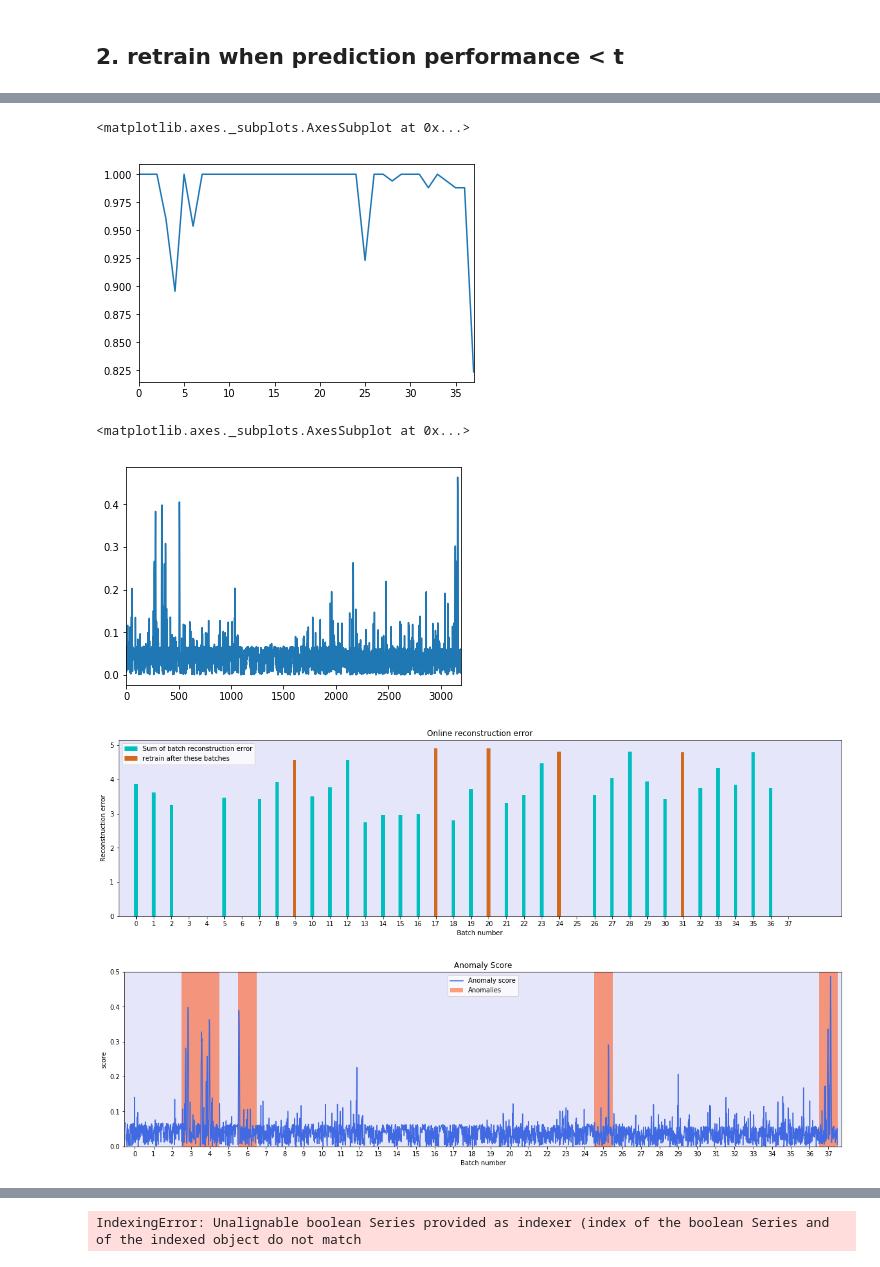
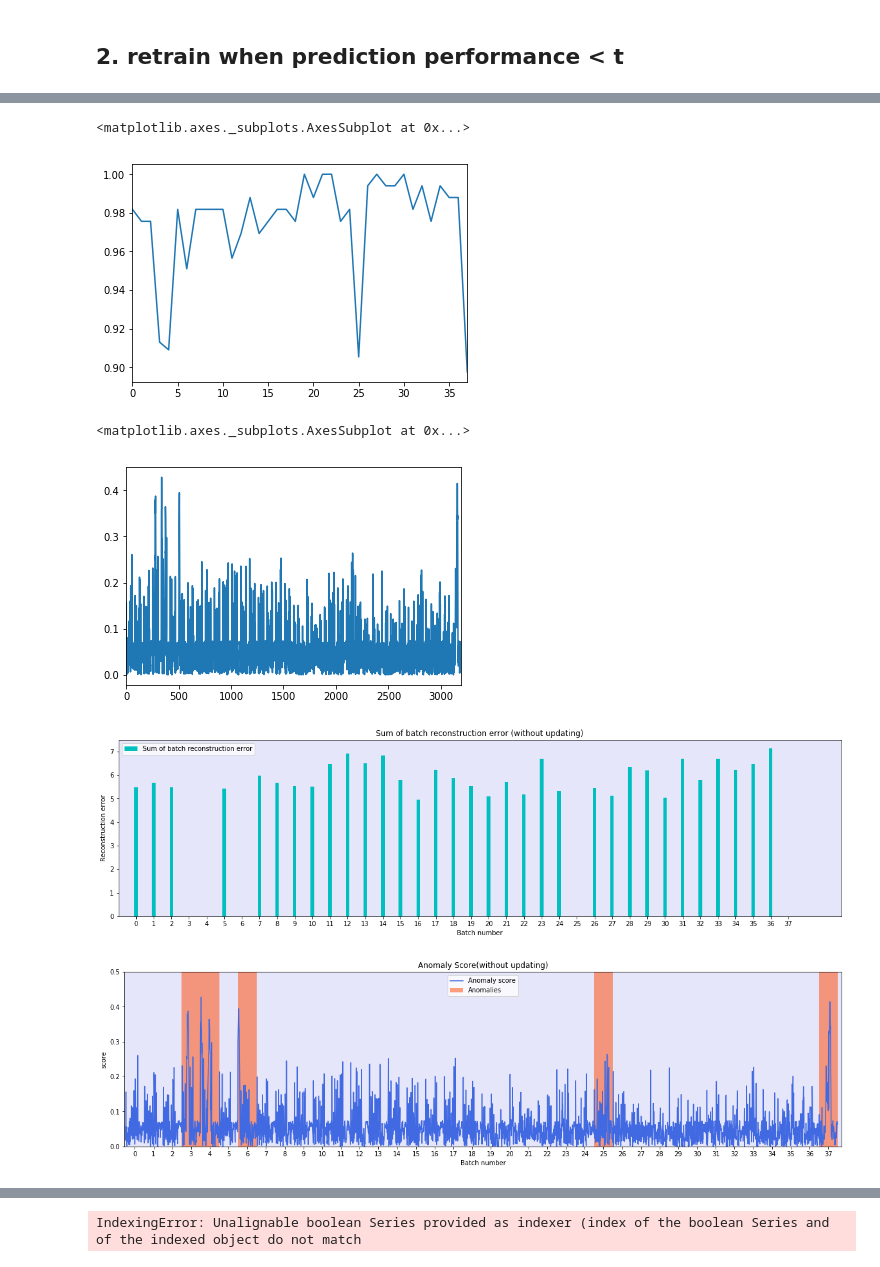
Before and after one commit to binli826/LSTM-Autoencoders, a Jupyter notebook: src/Synthetic example/Synthetic example (Retrain when prediction performance bad).ipynb, the cells around one changed output, grey strips where cells are left out. Saved outputs shown, nothing was run; the diff lists cells and outputs as text; code cells hidden in the pictures.

```diff
--- a/src/Synthetic example/Synthetic example (Retrain when prediction performance bad).ipynb
+++ b/src/Synthetic example/Synthetic example (Retrain when prediction performance bad).ipynb
@@ -68,5 +68,3 @@ print(mu,sigma,threshold)
-# %%
-mu,sigma,threshold = 0.0672788 ,0.0032714, 0.132667
 # %% [markdown]
 # Retrain according to performance
 # %% [markdown]
@@ -179,6 +166,11 @@ for data in test_set_list:
 
     scores = pd.Series(scores)
 
+    error_sum = sum(abs(input_n-output_n).ravel())
+
+    errSumBuffer.append(error_sum)
+
+    '''
     if scores[scores > threshold].size >= 3: # if 3 anomaly point detected within a week, then treat this week as anomaly
         if count in anomaly_batches:
             print("Correct alarm!!!")
@@ -203,7 +195,9 @@ for data in test_set_list:
 
 
     # retrain autoencoder, when sum reconstruction error larger than initial max r.error
+
     error_sum = sum(abs(input_n-output_n).ravel())
+
     errSumBuffer.append(error_sum)
     if error_sum >= err_sum_0+0.5 or count ==0:
         retrainPos.append(count)
@@ -218,4 +212,5 @@ for data in test_set_list:
             print('Retrain-iter %d:' % (i + 1), loss_val)
         loss_overall.append(loss_val)
         pd.Series(loss).plot(title="Loss")
+    '''
 # %% [output]
@@ -265,9 +259,9 @@ plt.show()
 pd.Series(fbeta).plot()
 # %% [output]
 <matplotlib.axes._subplots.AxesSubplot at 0x...>
-[figure, old version]
+[figure, new version]
 # %%
 pd.Series(scoreBuffer).plot() # 12
 # %% [output]
 <matplotlib.axes._subplots.AxesSubplot at 0x...>
-[figure, old version]
+[figure, new version]
@@ -277,44 +269,44 @@ pd.concat(((pd.Series(scoreBuffer),label)),axis=1).to_csv("C:/Users/Bin/Document
 plt.figure(figsize=(20,5))
 ax = plt.subplot(111,axisbg='lavender')
 x = set(np.array((range(len(test_set_list)))))-set(anomaly_batches)
-ax.bar(list(x),errSumBuffer,width=0.2,color='c',align='center',label='Sum of batch reconstruction error')
+ax.bar(list(x),pd.Series(errSumBuffer)[x],width=0.2,color='c',align='center',label='Sum of batch reconstruction error')
 #ax.bar(anomaly_batches,y,width=0.2,color='deeppink',align='center',label='Sum of batch reconstruction error')
-ax.bar([9,17,20,24,31],pd.Series(errSumBuffer)[[9,17,17,24,31]],width=0.2,color='chocolate',align='center',label="retrain after these batches")
+#ax.bar([9,17,20,24,31],pd.Series(errSumBuffer)[[9,17,17,24,31]],width=0.2,color='chocolate',align='center',label="retrain after these batches")
 plt.legend()
 plt.xlabel("Batch number")
 plt.ylabel("Reconstruction error")
-plt.title("Online reconstruction error")
+plt.title("Sum of batch reconstruction error (without updating)")
 plt.xlim(-1,40)
 plt.xticks(range(38))
 plt.show()
 # %% [output]
-[figure, old version]
+[figure, new version]
 # %%
 plt.figure(figsize=(20,5))
 ax = plt.subplot(111,axisbg='lavender')
 x = np.array(range(len(label)))
 #xA = x[label=='anomaly']
 #yA = pd.Series(scoreBuffer)[xA]
 #ax.(x[:],scoreBuffer[:],width=0.2,color='r',align='center',label='Reconstruction error (Normal)')
 ax.plot(scoreBuffer[:],color='royalblue',label='Anomaly score')
 #ax.bar(xA,yA,width=0.2,color='tomato',align='center',label='Reconstruction error(Anomaly)')
 
 plt.ylim(0,0.5)
 plt.xlim(-5,3210)
 plt.xlabel("Batch number")
 plt.ylabel("score")
-plt.title("Anomaly Score")
+plt.title("Anomaly Score(without updating)")
 plt.xticks([84*i+42 for i in range(len(test_set_list)) ],range(len(test_set_list)))
 xs = [i*step_num for i in anomaly_batches]
 ys = [(i+1)*step_num for i in anomaly_batches]
 for i in range(len(xs)):
     plt.axvspan(xs[i], ys[i], facecolor='orangered', alpha=0.5,label='Anomalies')
     if i == 0:
         plt.legend()
 
 plt.show()
 # %% [output]
-[figure, old version]
+[figure, new version]
 # %%
 plt.figure(figsize=(20,5))
 ax = plt.subplot(111,axisbg='lavender')
```
Also changed, not shown: parts of 8 cells of this notebook, 1 other file.
